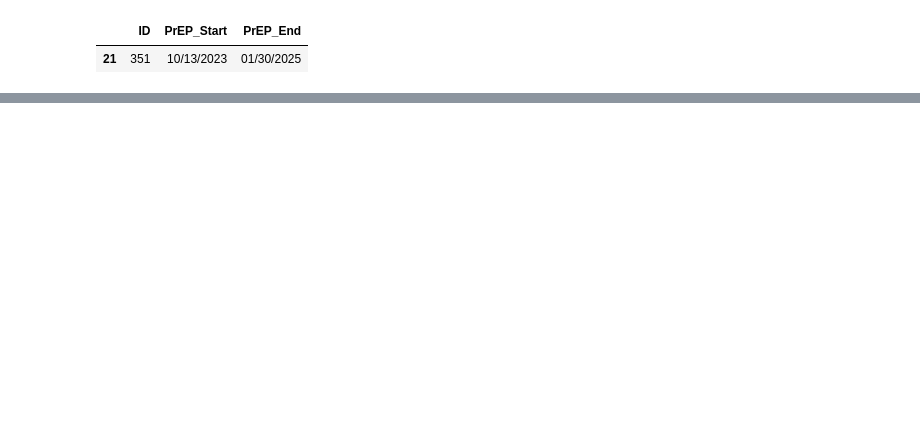
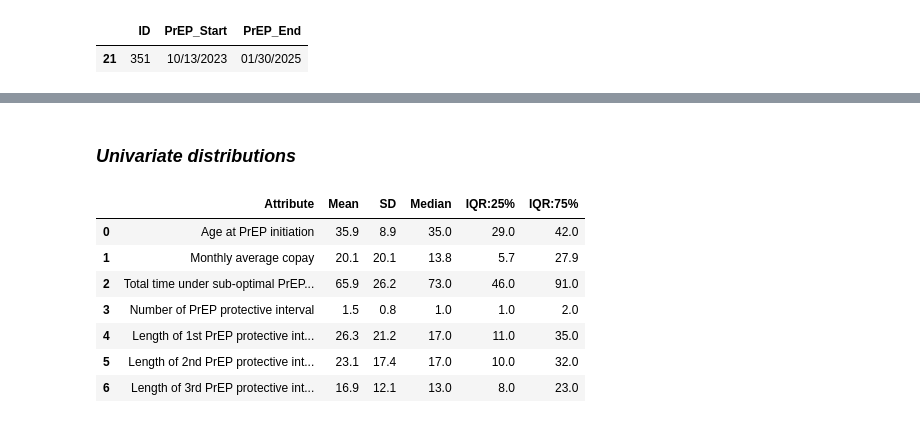
Before and after one commit to ynchen08/PrEP-Traj-Clustering, a Jupyter notebook: Programs/Descriptive_Stats_Orig.ipynb, the cells around one changed output, grey strips where cells are left out. Cells and saved outputs as stored; diff of their text form; code cells hidden in the pictures; blank space fills up the shorter version.

```diff
--- a/Programs/Descriptive_Stats_Orig.ipynb
+++ b/Programs/Descriptive_Stats_Orig.ipynb
@@ -215,0 +158,2 @@ Tab_ProtectInt_orig
+# %% [markdown]
+### _Univariate distributions_
@@ -215,0 +188,11 @@ Tab_ProtectInt_orig
+# %%
+univar_cont_orig
+# %% [output]
+|  | Attribute | Mean | SD | Median | IQR:25% | IQR:75% |
+| 0 | Age at PrEP initiation | 35.9 | 8.9 | 35.0 | 29.0 | 42.0 |
+| 1 | Monthly average copay | 20.1 | 20.1 | 13.8 | 5.7 | 27.9 |
+| 2 | Total time under sub-optimal PrEP... | 65.9 | 26.2 | 73.0 | 46.0 | 91.0 |
+| 3 | Number of PrEP protective interval | 1.5 | 0.8 | 1.0 | 1.0 | 2.0 |
+| 4 | Length of 1st PrEP protective int... | 26.3 | 21.2 | 17.0 | 11.0 | 35.0 |
+| 5 | Length of 2nd PrEP protective int... | 23.1 | 17.4 | 17.0 | 10.0 | 32.0 |
+| 6 | Length of 3rd PrEP protective int... | 16.9 | 12.1 | 13.0 | 8.0 | 23.0 |
```
Also changed, not shown: parts of 26 cells of this notebook, 39 other files.
